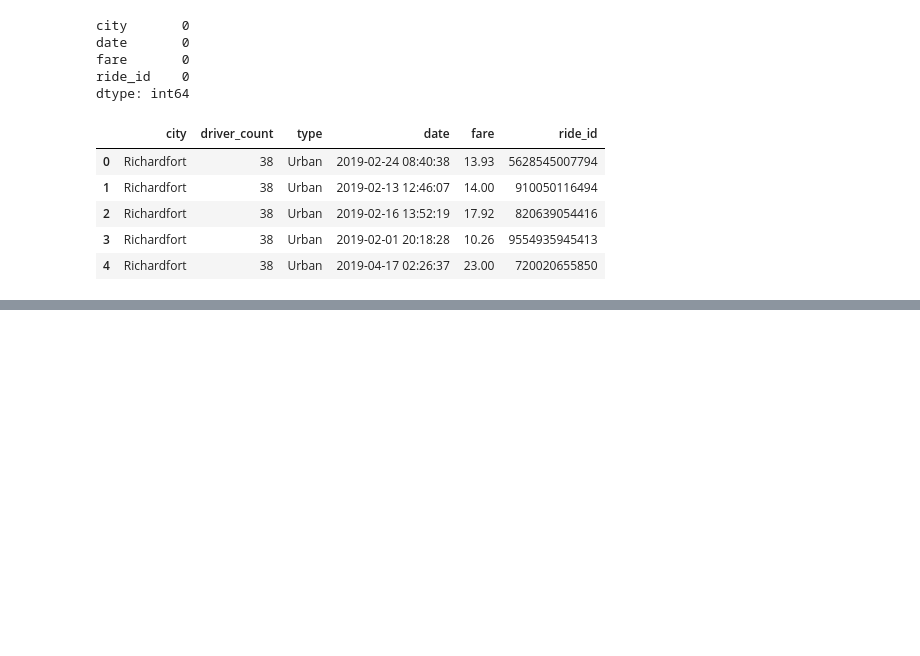
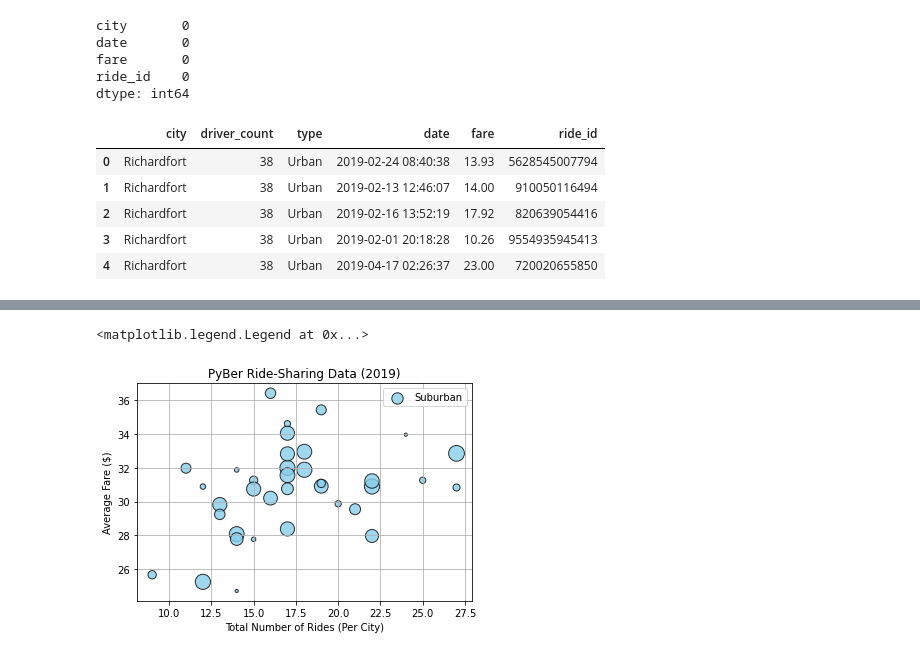
Before and after one commit to agomoll/Ride-Share-Analysis, a Jupyter notebook: PyBer.ipynb, the cells around one changed output, grey strips where cells are left out. Cells and saved outputs as stored; diff of their text form; code cells hidden in the pictures; blank space fills up the shorter version.

```diff
--- a/PyBer.ipynb
+++ b/PyBer.ipynb
@@ -117,0 +129,6 @@ pyber_data_df.head()
+# %%
+# Create the Suburban and Rural cities
+suburban_cities_df = pyber_data_df[pyber_data_df["type"] == "Suburban"]
+#suburban_city_df.head()
+rural_cities_df = pyber_data_df[pyber_data_df["type"] == "Rural"]
+rural_cities_df.head()
@@ -117,0 +154,6 @@ pyber_data_df.head()
+# %%
+# Get the number of Suburban rides and Rural rides.
+suburban_ride_count = suburban_cities_df.groupby(["city"]).count()["ride_id"]
+rural_ride_count = rural_cities_df.groupby(["city"]).count()["ride_id"]
+suburban_ride_count.head()
+#rural_ride_count.head()
@@ -117,0 +180,4 @@ pyber_data_df.head()
+# %%
+# Get AVG fare for suburban and rural cities.
+suburban_avg_fare = suburban_cities_df.groupby(["city"]).mean()["fare"]
+suburban_avg_fare.head()
@@ -117,0 +216,4 @@ pyber_data_df.head()
+# %%
+# Get the avg number of drivers for Suburban Cities.
+suburban_driver_count = suburban_cities_df.groupby(["city"]).mean()["driver_count"]
+suburban_driver_count.head()
@@ -117,0 +258,19 @@ pyber_data_df.head()
+# %%
+# Build the bubble chart for suburban cities.
+plt.scatter(suburban_ride_count,
+      suburban_avg_fare,
+      s=10*suburban_driver_count,
+      c="skyblue",
+      edgecolor="black",
+      linewidths=1,
+      alpha=0.8,
+      label="Suburban")
+
+plt.title("PyBer Ride-Sharing Data (2019)")
+plt.ylabel("Average Fare ($)")
+plt.xlabel("Total Number of Rides (Per City)")
+plt.grid(True)
+plt.legend()
+# %% [output]
+<matplotlib.legend.Legend at 0x...>
+[figure, added]
```
Also changed, not shown: parts of 14 cells of this notebook, 4 other files.
